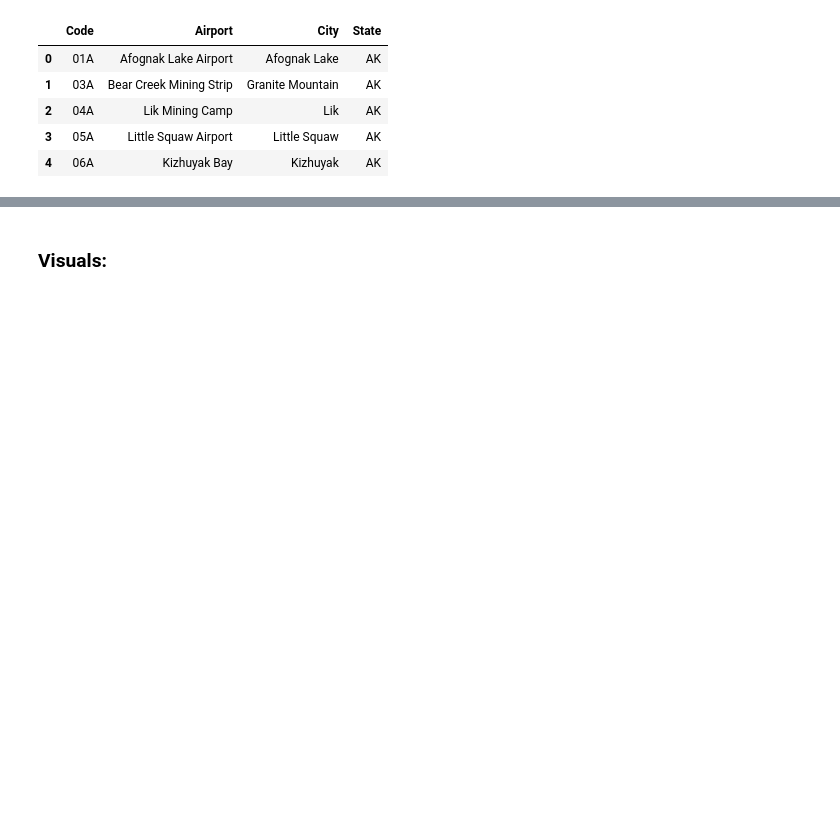
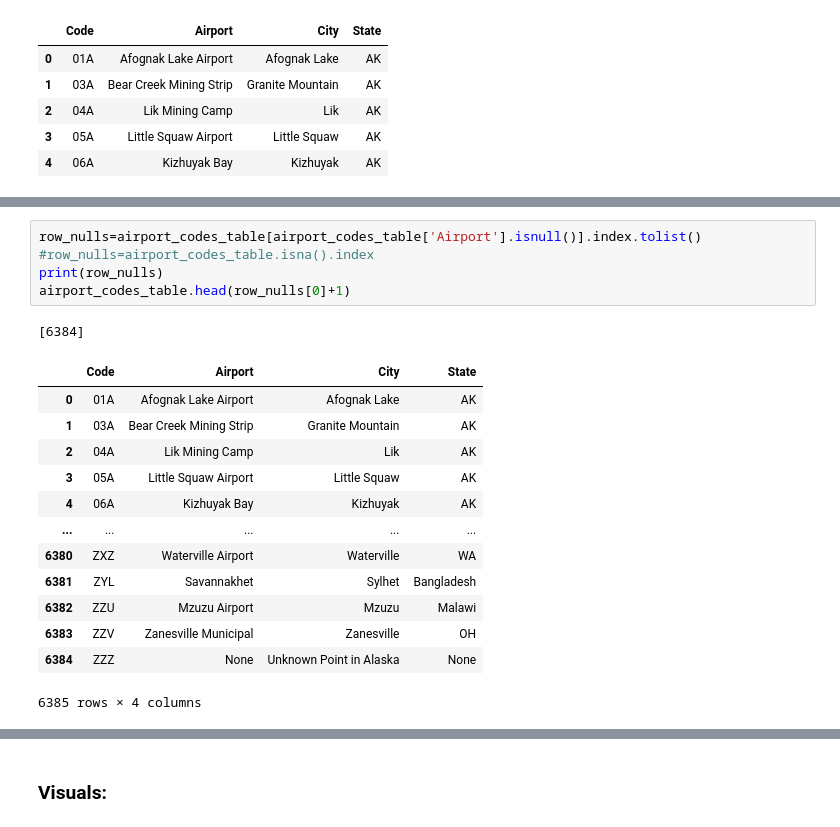
Before and after one commit to fausa/Flight-Analytics, a Jupyter notebook: code/Final_project_1.ipynb, the cells around one changed output, grey strips where cells are left out. Drawn from its saved outputs; the diff is of its cells as text; blank space fills up the shorter version.

Commit message:
Add files via upload
cleaned up airportcode/city table and reload into schema for that table, loaded other tables of importance as dataframes

```diff
--- a/code/Final_project_1.ipynb
+++ b/code/Final_project_1.ipynb
@@ -220,0 +236,20 @@ airport_codes_table.head()
+# %%
+row_nulls=airport_codes_table[airport_codes_table['Airport'].isnull()].index.tolist()
+#row_nulls=airport_codes_table.isna().index
+print(row_nulls)
+airport_codes_table.head(row_nulls[0]+1)
+# %% [output]
+[6384]
+|  | Code | Airport | City | State |
+| 0 | 01A | Afognak Lake Airport | Afognak Lake | AK |
+| 1 | 03A | Bear Creek Mining Strip | Granite Mountain | AK |
+| 2 | 04A | Lik Mining Camp | Lik | AK |
+| 3 | 05A | Little Squaw Airport | Little Squaw | AK |
+| 4 | 06A | Kizhuyak Bay | Kizhuyak | AK |
+| ... | ... | ... | ... | ... |
+| 6380 | ZXZ | Waterville Airport | Waterville | WA |
+| 6381 | ZYL | Savannakhet | Sylhet | Bangladesh |
+| 6382 | ZZU | Mzuzu Airport | Mzuzu | Malawi |
+| 6383 | ZZV | Zanesville Municipal | Zanesville | OH |
+| 6384 | ZZZ | None | Unknown Point in Alaska | None |
+6385 rows × 4 columns
```
Also changed, not shown: parts of 32 cells of this notebook.
